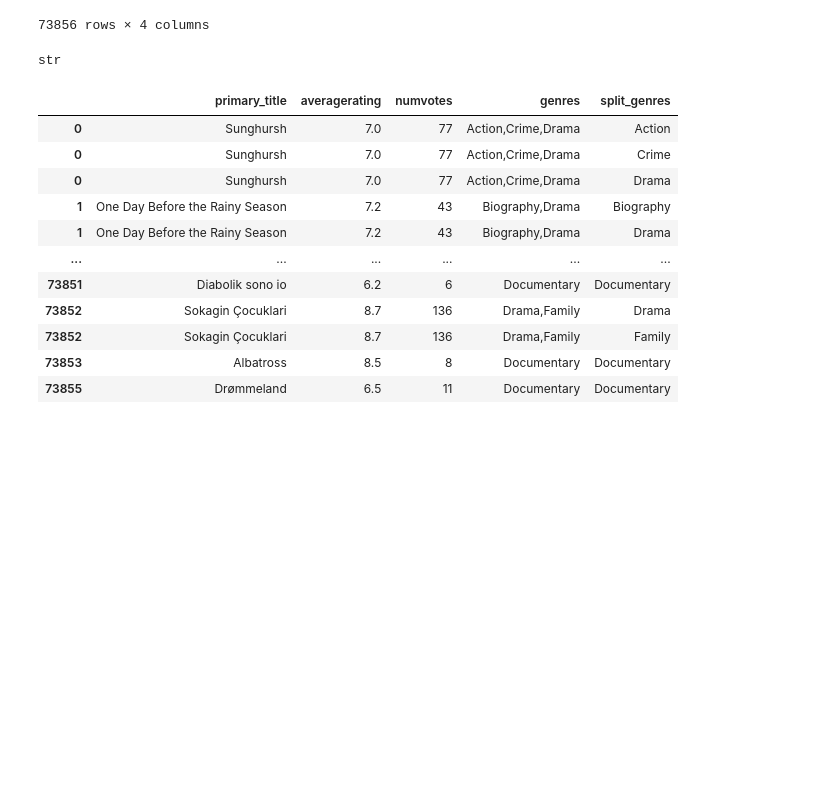
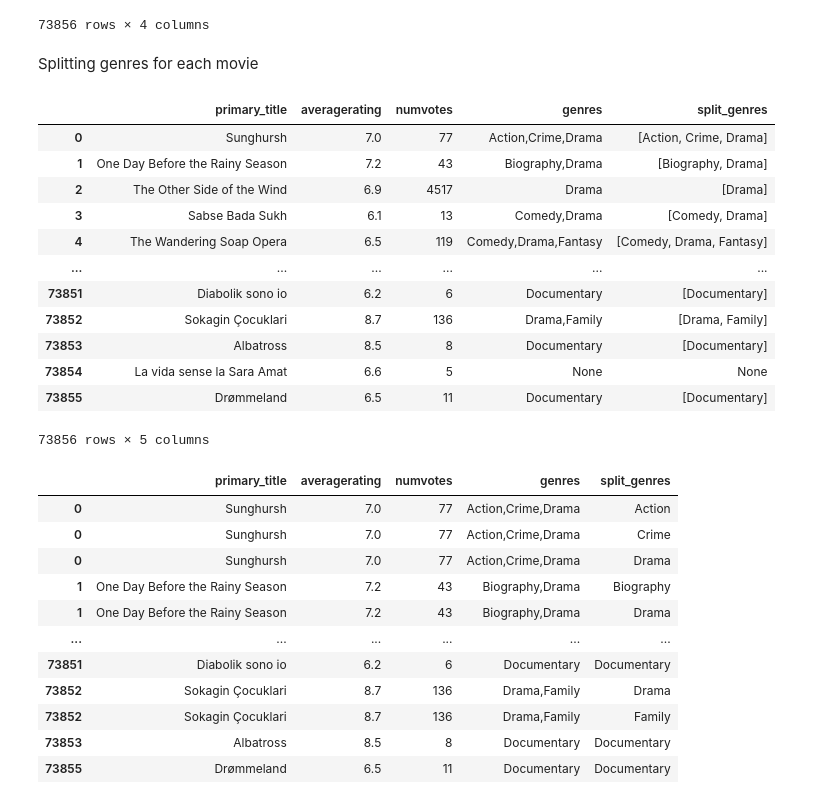
Before and after one commit to nancyho83/Microsoft-Movie-Analysis, a Jupyter notebook: cleaning-and-visualization.ipynb, the cells around one changed output. Drawn from its saved outputs; the diff is of its cells as text; code cells hidden in the pictures; blank space fills up the shorter version.

```diff
--- a/cleaning-and-visualization.ipynb
+++ b/cleaning-and-visualization.ipynb
@@ -76,12 +100,25 @@ ratings_df
 | 73854 | La vida sense la Sara Amat | 6.6 | 5 | None |
 | 73855 | Drømmeland | 6.5 | 11 | Documentary |
 73856 rows × 4 columns
-# %%
-type(ratings_df['genres'][0])
-# %% [output]
-str
+# %% [markdown]
+Splitting genres for each movie
 # %%
 ratings_df['split_genres'] = ratings_df['genres'].str.split(',')
+ratings_df
+# %% [output]
+|  | primary_title | averagerating | numvotes | genres | split_genres |
+| 0 | Sunghursh | 7.0 | 77 | Action,Crime,Drama | [Action, Crime, Drama] |
+| 1 | One Day Before the Rainy Season | 7.2 | 43 | Biography,Drama | [Biography, Drama] |
+| 2 | The Other Side of the Wind | 6.9 | 4517 | Drama | [Drama] |
+| 3 | Sabse Bada Sukh | 6.1 | 13 | Comedy,Drama | [Comedy, Drama] |
+| 4 | The Wandering Soap Opera | 6.5 | 119 | Comedy,Drama,Fantasy | [Comedy, Drama, Fantasy] |
+| ... | ... | ... | ... | ... | ... |
+| 73851 | Diabolik sono io | 6.2 | 6 | Documentary | [Documentary] |
+| 73852 | Sokagin Çocuklari | 8.7 | 136 | Drama,Family | [Drama, Family] |
+| 73853 | Albatross | 8.5 | 8 | Documentary | [Documentary] |
+| 73854 | La vida sense la Sara Amat | 6.6 | 5 | None | None |
+| 73855 | Drømmeland | 6.5 | 11 | Documentary | [Documentary] |
+73856 rows × 5 columns
 # %%
 ratings_df = ratings_df.dropna(subset = ['genres'])
 # %%
```
Also changed, not shown: parts of 13 cells of this notebook.
